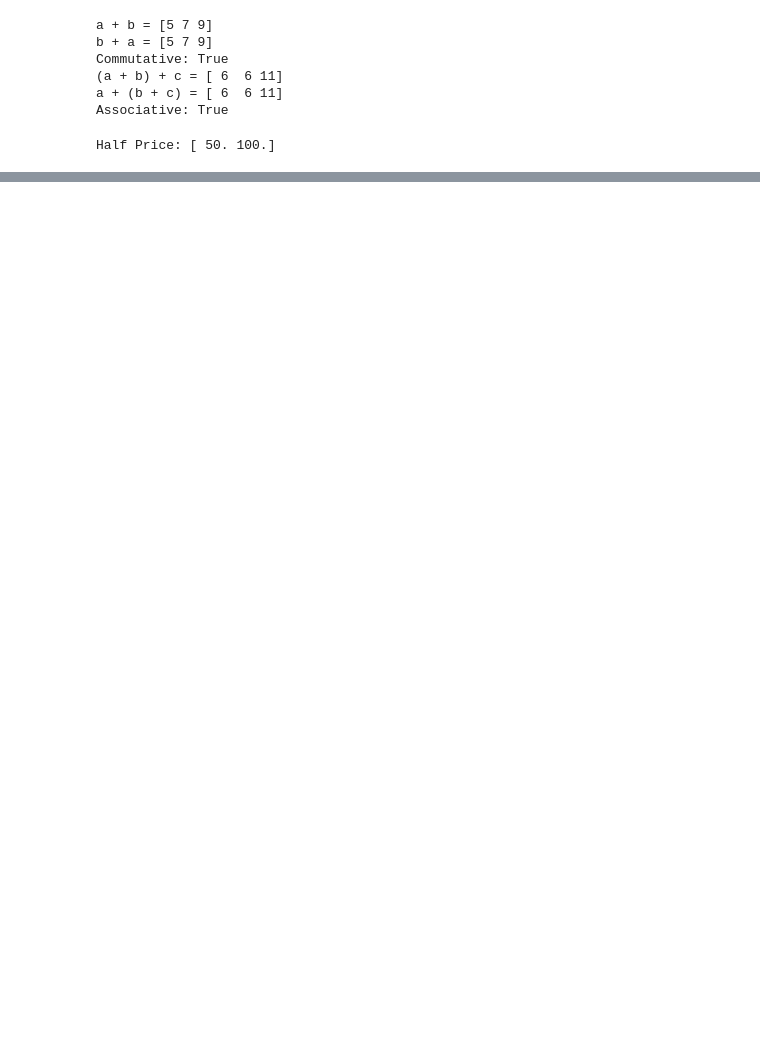
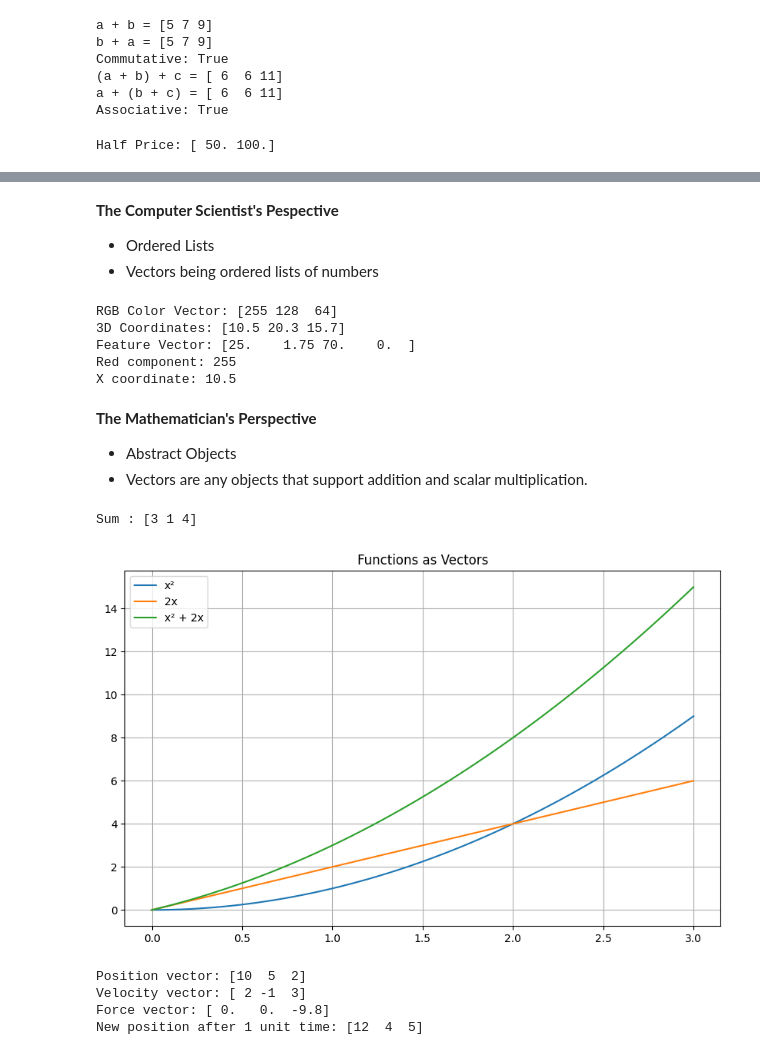
Before and after one commit to SamuelDasaolu/GEN-AI, a Jupyter notebook: WEEK 7/working_with_numpy2.ipynb, the cells around one changed output, grey strips where cells are left out. Saved outputs shown, nothing was run; the diff lists cells and outputs as text; code cells hidden in the pictures; blank space fills up the shorter version.

```diff
--- a/WEEK 7/working_with_numpy2.ipynb
+++ b/WEEK 7/working_with_numpy2.ipynb
@@ -72,0 +105,76 @@ Half Price: [ 50. 100.]
+# %% [markdown]
+**The Computer Scientist's Pespective**
+- Ordered Lists
+- Vectors being ordered lists of numbers
+# %%
+rgb_color = np.array([255, 128, 64])
+coordinates = np.array([10.5, 20.3, 15.7])
+features = np.array([25, 1.75, 70, 0]) #age, height, weight, gender
+
+print("RGB Color Vector:", rgb_color)
+print("3D Coordinates:", coordinates)
+print("Feature Vector:", features)
+
+# Accessing elements like a list
+print(f"Red component: {rgb_color[0]}")
+print(f"X coordinate: {coordinates[0]}")
+# %% [output]
+RGB Color Vector: [255 128  64]
+3D Coordinates: [10.5 20.3 15.7]
+Feature Vector: [25.    1.75 70.    0.  ]
+Red component: 255
+X coordinate: 10.5
+# %% [markdown]
+**The Mathematician's Perspective**
+- Abstract Objects
+ - Vectors are any objects that support addition and scalar multiplication.
+# %%
+poly1 = np.array([1, 2, 3])
+poly2 = np.array([2, -1, 1])
+
+print(f"Sum : {poly1+poly2}")
+
+# Example 2: Functions as vectors (function space)
+# This is more abstract, but functions can be added and scaled
+def func1(x):
+    return x**2
+
+def func2(x):
+    return 2*x
+
+# Function addition: (f + g)(x) = f(x) + g(x)
+def func_sum(x):
+    return func1(x) + func2(x)
+
+x_vals = np.linspace(0, 3, 100) # Generate 100 points beween 0 and 3
+
+plt.figure(figsize=(10, 6))
+plt.plot(x_vals, func1(x_vals), label='f(x) = x²')
+plt.plot(x_vals, func2(x_vals), label='f(x) = 2x')
+plt.plot(x_vals, func_sum(x_vals), label='f(x) = x² + 2x')
+plt.legend(['x²', '2x', 'x² + 2x'])
+plt.grid()
+plt.title('Functions as Vectors')
+
+plt.show()
+# %% [output]
+Sum : [3 1 4]
+[figure, added]
+# %%
+# 3D geometric vectors
+position = np.array([10, 5, 2])  # Position in 3D space
+velocity = np.array([2, -1, 3])   # Velocity vector
+force = np.array([0, 0, -9.8])    # Gravitational force
+
+print("Position vector:", position)
+print("Velocity vector:", velocity)
+print("Force vector:", force)
+
+# Calculate new position after time t=1
+new_position = position + velocity
+print("New position after 1 unit time:", new_position)
+# %% [output]
+Position vector: [10  5  2]
+Velocity vector: [ 2 -1  3]
+Force vector: [ 0.   0.  -9.8]
+New position after 1 unit time: [12  4  5]
```
Also changed, not shown: parts of 5 cells of this notebook.
